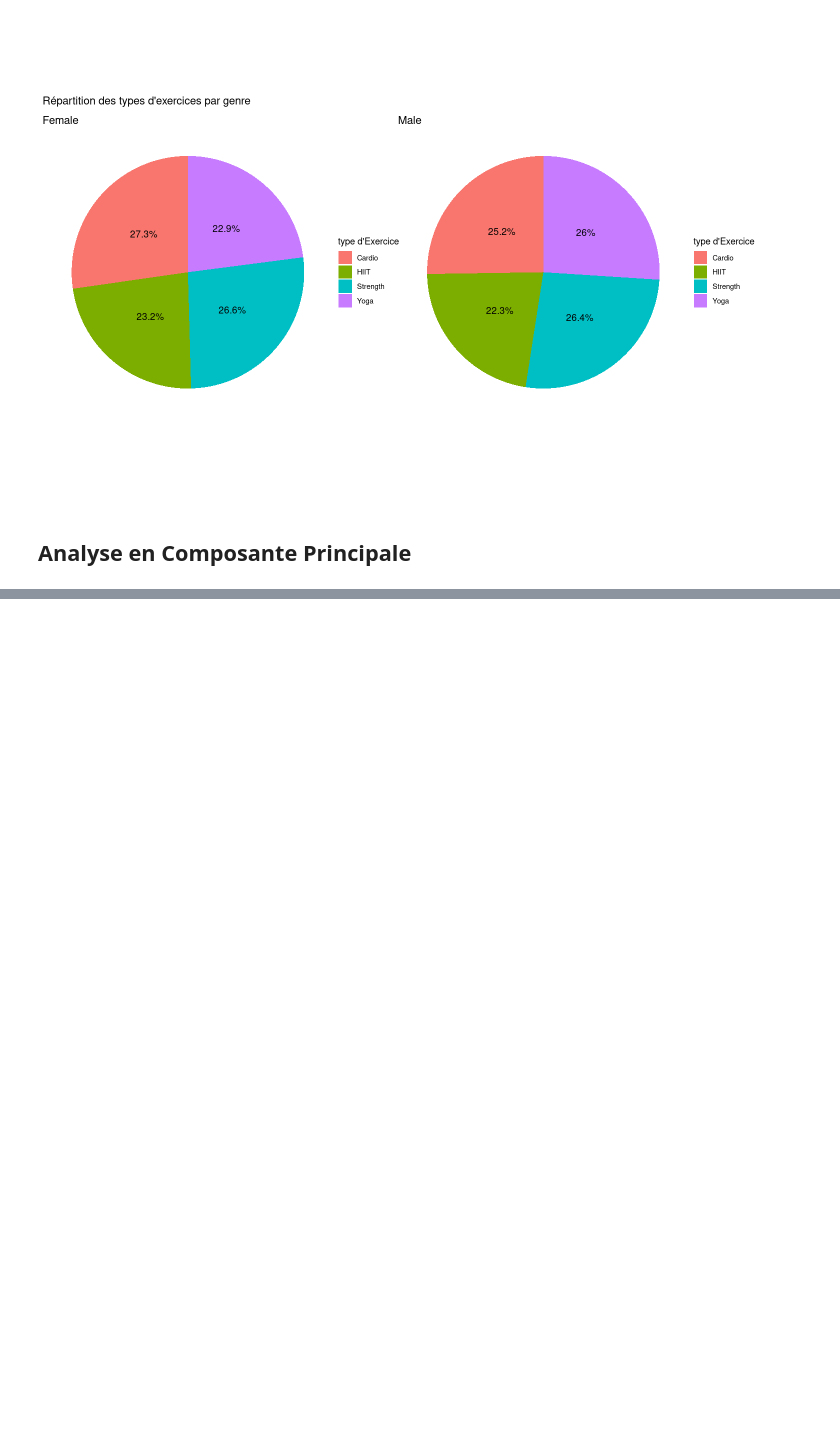
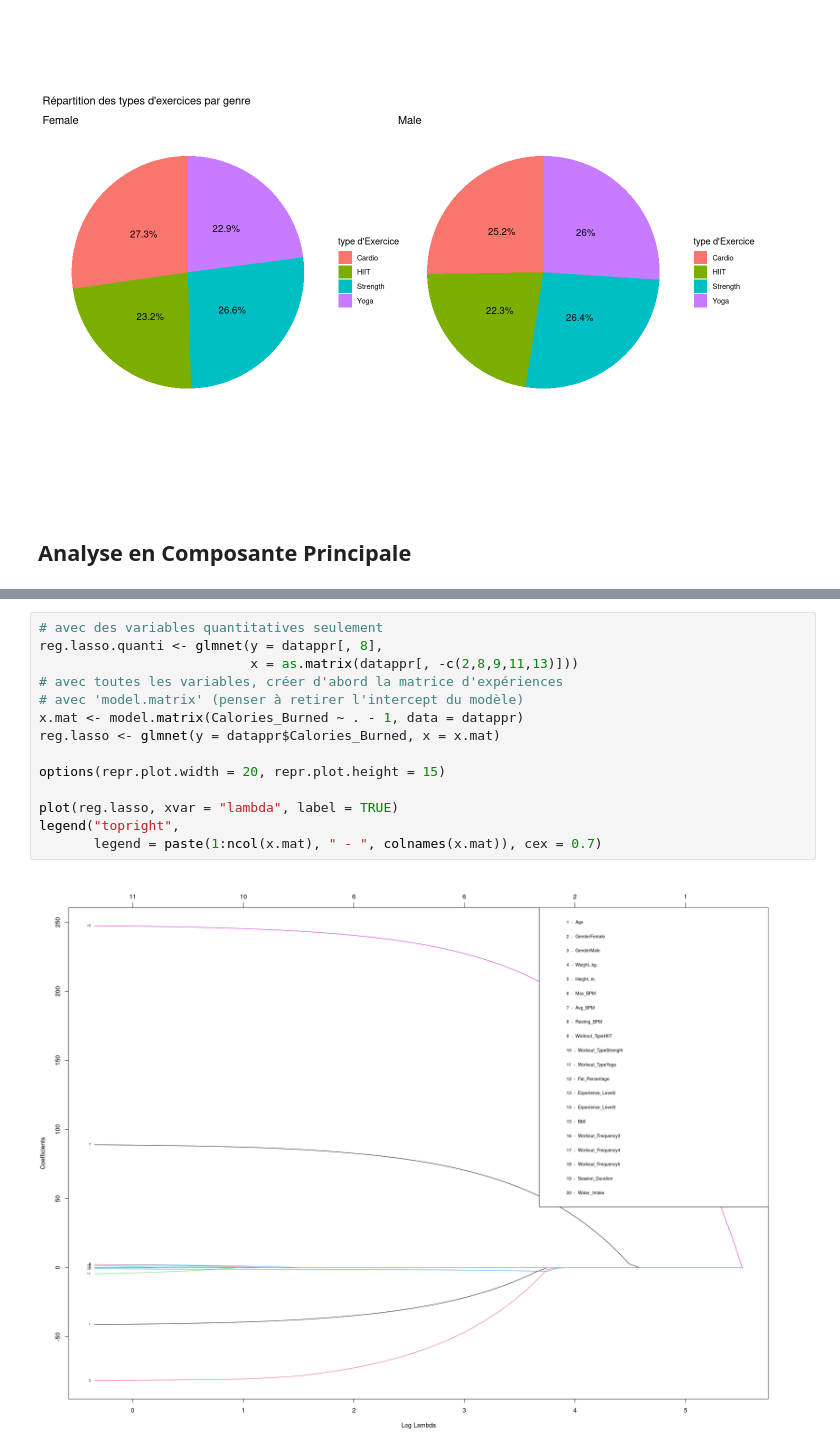
Before and after one commit to albanevergnes/projetML, a Jupyter notebook: Projet.ipynb, the cells around one changed output, grey strips where cells are left out. Drawn from its saved outputs; the diff is of its cells as text; blank space fills up the shorter version.

```diff
--- a/Projet.ipynb
+++ b/Projet.ipynb
@@ -334,0 +505,16 @@ fviz_pca_ind(acp, label="none", habillage=Gym$Experience_Level, axes=c(1,3))
+# %%
+# avec des variables quantitatives seulement
+reg.lasso.quanti <- glmnet(y = datappr[, 8],
+                           x = as.matrix(datappr[, -c(2,8,9,11,13)]))
+# avec toutes les variables, créer d'abord la matrice d'expériences
+# avec 'model.matrix' (penser à retirer l'intercept du modèle)
+x.mat <- model.matrix(Calories_Burned ~ . - 1, data = datappr)
+reg.lasso <- glmnet(y = datappr$Calories_Burned, x = x.mat)
+
+options(repr.plot.width = 20, repr.plot.height = 15)
+
+plot(reg.lasso, xvar = "lambda", label = TRUE)
+legend("topright",
+       legend = paste(1:ncol(x.mat), " - ", colnames(x.mat)), cex = 0.7)
+# %% [output]
+[figure, added]
```
Also changed, not shown: parts of 16 cells of this notebook.
